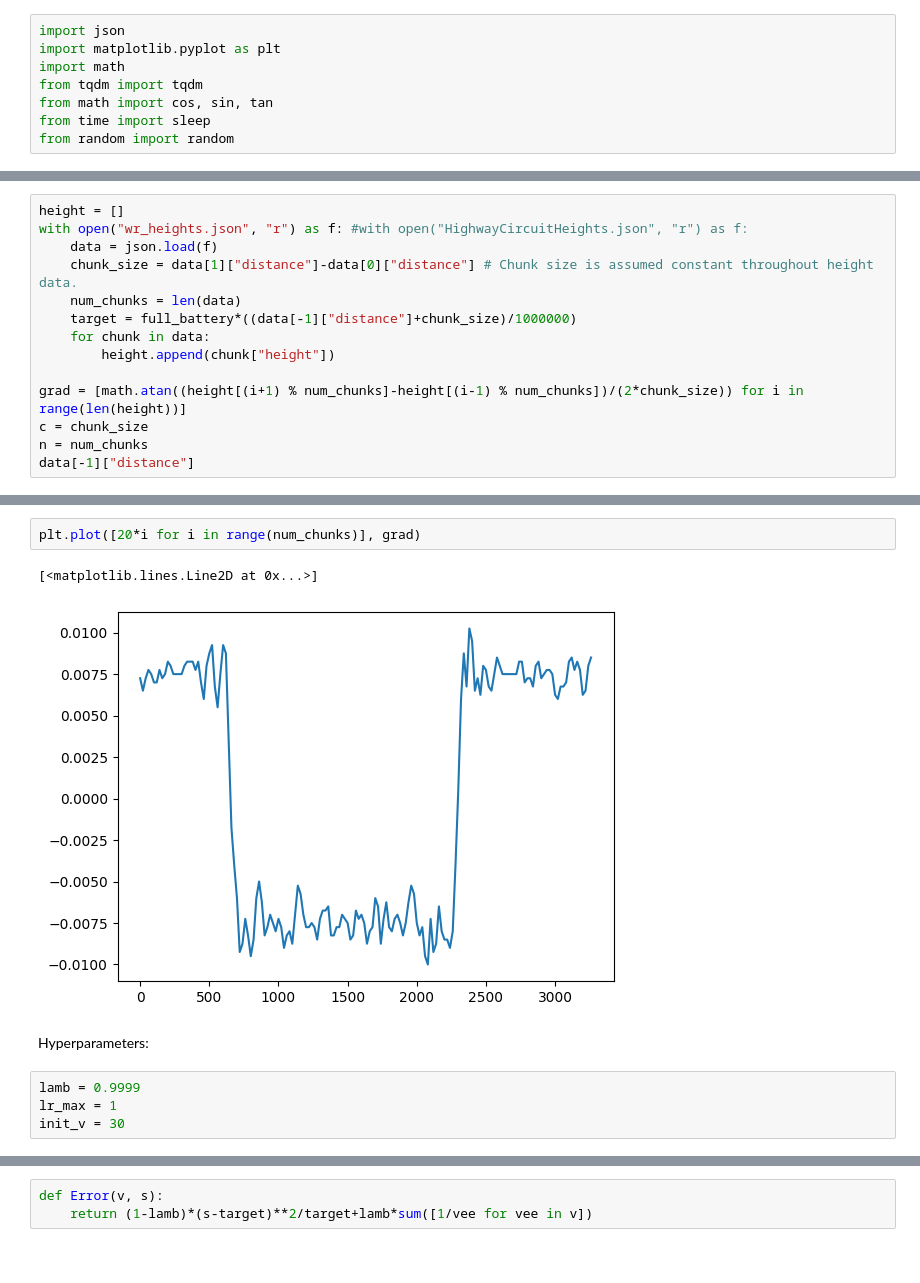
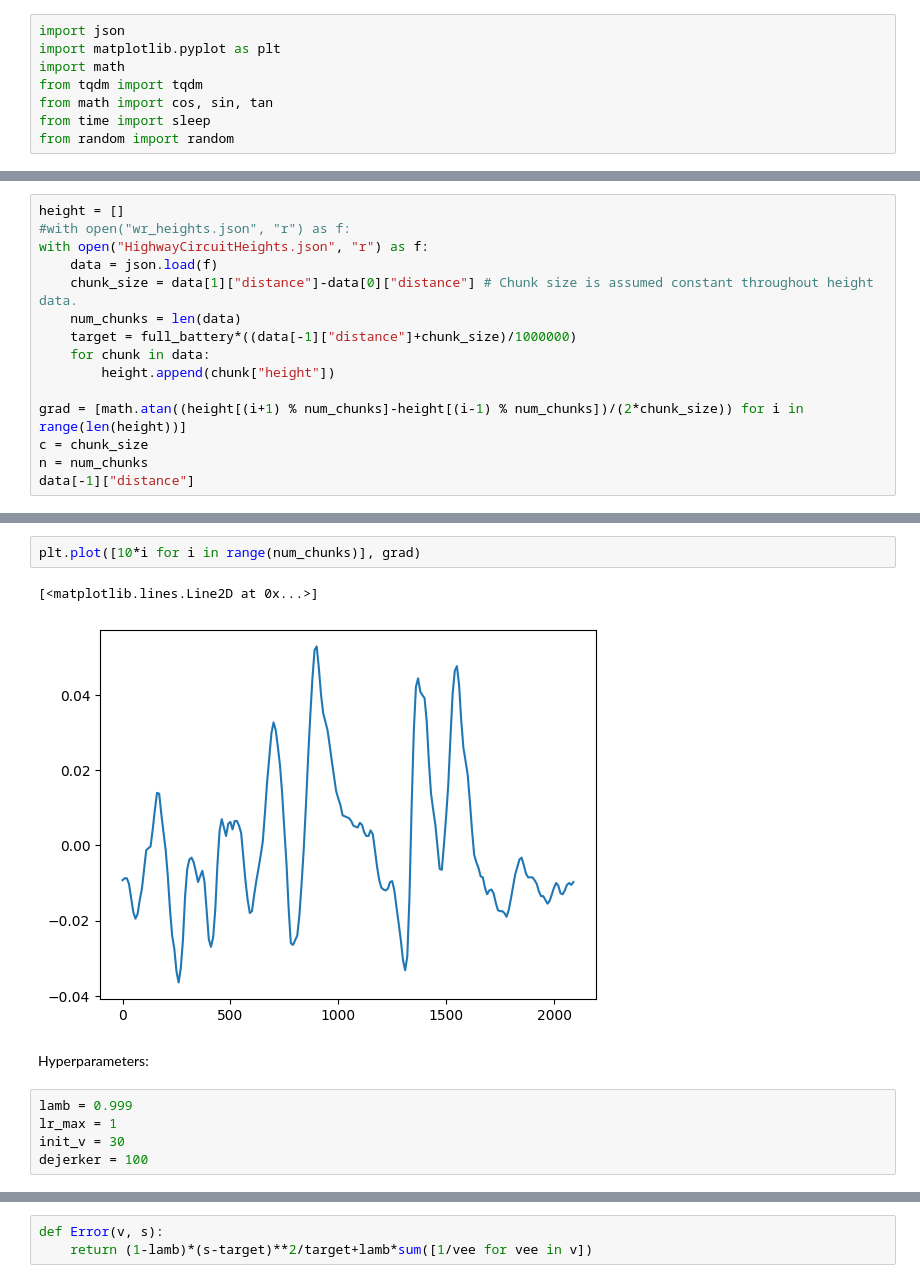
Before and after one commit to LocatorOfTangos/SR7-Perf-Ops-Algorithms, a Jupyter notebook: GD_simple.ipynb, the cells around one changed output, grey strips where cells are left out. Drawn from its saved outputs; the diff is of its cells as text.

```diff
--- a/GD_simple.ipynb
+++ b/GD_simple.ipynb
@@ -21,7 +21,8 @@ frontal_area = constants["frontal_area"]
 full_battery = constants["total_battery_energy"]
 # %%
 height = []
-with open("wr_heights.json", "r") as f: #with open("HighwayCircuitHeights.json", "r") as f:
+#with open("wr_heights.json", "r") as f:
+with open("HighwayCircuitHeights.json", "r") as f:
     data = json.load(f)
     chunk_size = data[1]["distance"]-data[0]["distance"] # Chunk size is assumed constant throughout height data.
     num_chunks = len(data)
@@ -43,13 +44,14 @@ plt.plot([20*i for i in range(num_chunks)], height)
 # %%
-plt.plot([20*i for i in range(num_chunks)], grad)
+plt.plot([10*i for i in range(num_chunks)], grad)
 # %% [output]
 [<matplotlib.lines.Line2D at 0x...>]
-[figure, old version]
+[figure, new version]
 # %% [markdown]
 Hyperparameters:
 # %%
-lamb = 0.9999
+lamb = 0.999
 lr_max = 1
 init_v = 30
+dejerker = 100
 # %%
 def H_hat(v):
```
Also changed, not shown: parts of 9 cells of this notebook, 1 other file.
